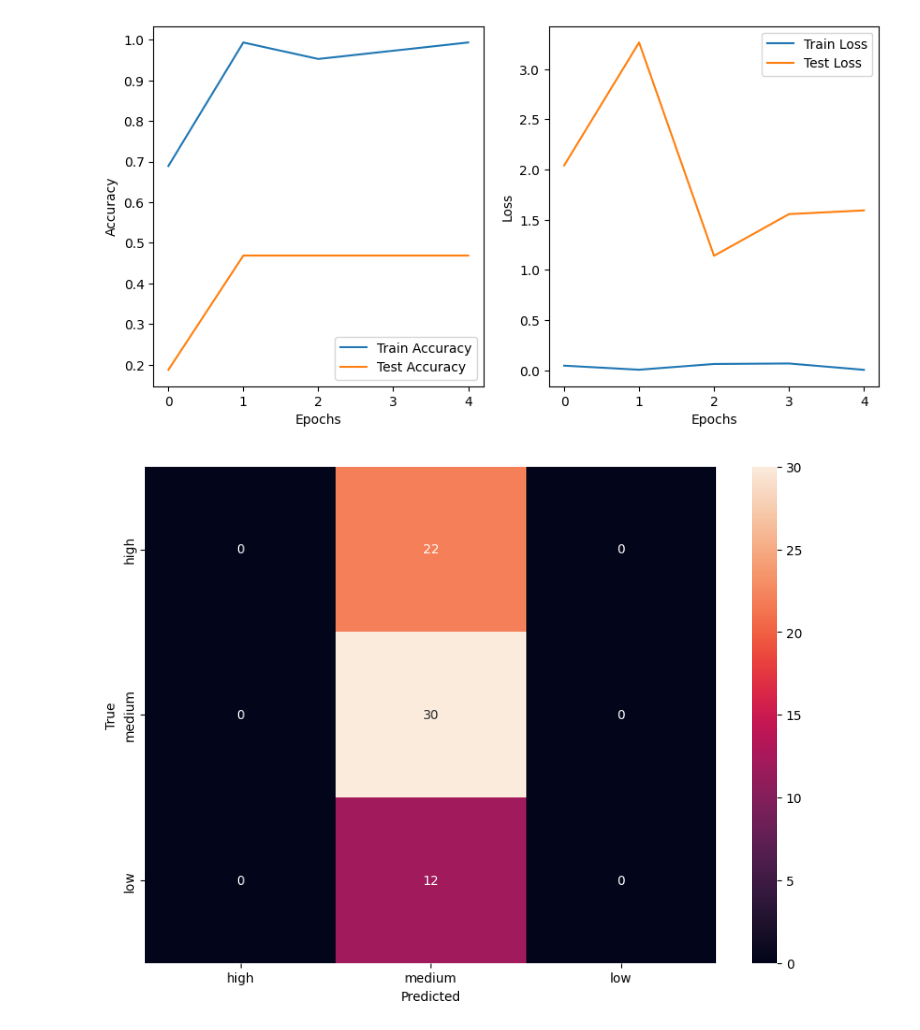
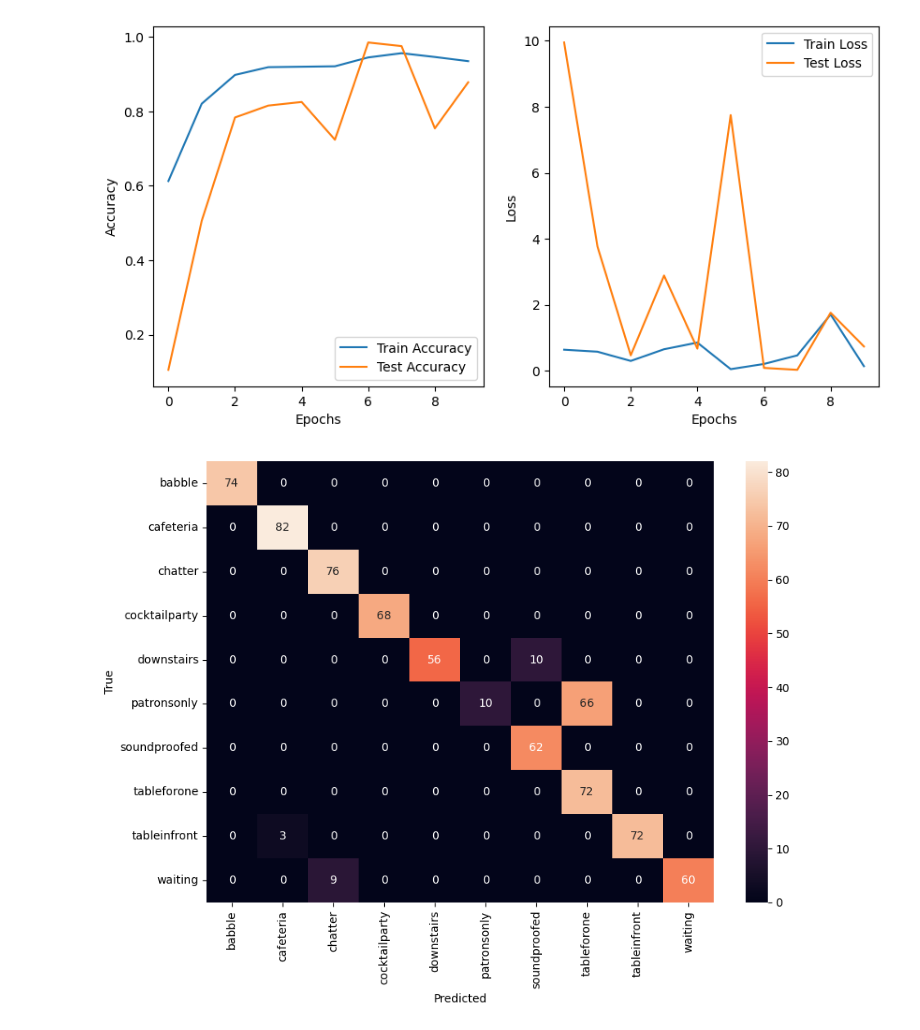
Before and after one commit to NimBuzz01/atmosync, a Jupyter notebook: server/audio_train.ipynb, the cells around one changed output. Cells and saved outputs as stored; diff of their text form; code cells hidden in the pictures.

Commit message:
change dataset and retrained model

```diff
--- a/server/audio_train.ipynb
+++ b/server/audio_train.ipynb
@@ -51,7 +48,7 @@ class AudioClassifier(nn.Module):
         else:
             self.device = torch.device('cpu')
         self.model = resnet34(weights='DEFAULT')
-        self.model.fc = nn.Linear(512, 3)
+        self.model.fc = nn.Linear(512, 10) # 10 classes
         self.model.conv1 = nn.Conv2d(1, 64, kernel_size=(7, 7), stride=(2, 2), padding=(3, 3), bias=False)
         self.model = self.model.to(self.device)
 
@@ -60,8 +57,8 @@ class AudioClassifier(nn.Module):
         return x
 # %%
 # Generate the list of file paths and labels
-root_dir = 'datasets/crowd_audio'
-classes = ['high', 'medium', 'low']
+root_dir = 'dataset'
+classes = ['babble', 'cafeteria', 'chatter','cocktailparty', 'downstairs', 'patronsonly','soundproofed', 'tableforone', 'tableinfront', 'waiting']
 file_paths = []
 labels = []
 for i, cls in enumerate(classes):
@@ -86,7 +83,7 @@ model = AudioClassifier()
 criterion = nn.CrossEntropyLoss()
 optimizer = torch.optim.Adam(model.parameters())
 # %%
-num_epochs = 5
+num_epochs = 10
 patience = 5  # Number of epochs to wait before stopping
 best_loss = np.inf
 stop_counter = 0
@@ -170,25 +172,30 @@ plt.legend()
 
 plt.show()
 # %% [output]
-[figure, old version]
+[figure, new version]
 # %%
 # Confusion matrix
 model.eval()
 all_labels = []
 all_predictions = []
 with torch.no_grad():
     for i, (audio, labels) in enumerate(test_dataloader):
         audio = audio.float()
         outputs = model(audio)
         _, predicted = torch.max(outputs.data, 1)
         all_labels.extend(labels)
         all_predictions.extend(predicted)
 
 cm = confusion_matrix(all_labels, all_predictions)
 plt.figure(figsize=(10, 7))
-sns.heatmap(cm, annot=True, fmt='d', xticklabels=['high', 'medium', 'low'], yticklabels=['high', 'medium', 'low'])
+sns.heatmap(cm, annot=True, fmt='d', xticklabels=classes, yticklabels=classes)
 plt.xlabel('Predicted')
 plt.ylabel('True')
+
+# Rotate x-labels
+plt.xticks(rotation=90)
+plt.yticks(rotation=0)
+
 plt.show()
 # %% [output]
-[figure, old version]
+[figure, new version]
```
Also changed, not shown: parts of 2 cells of this notebook, 4 other files.
